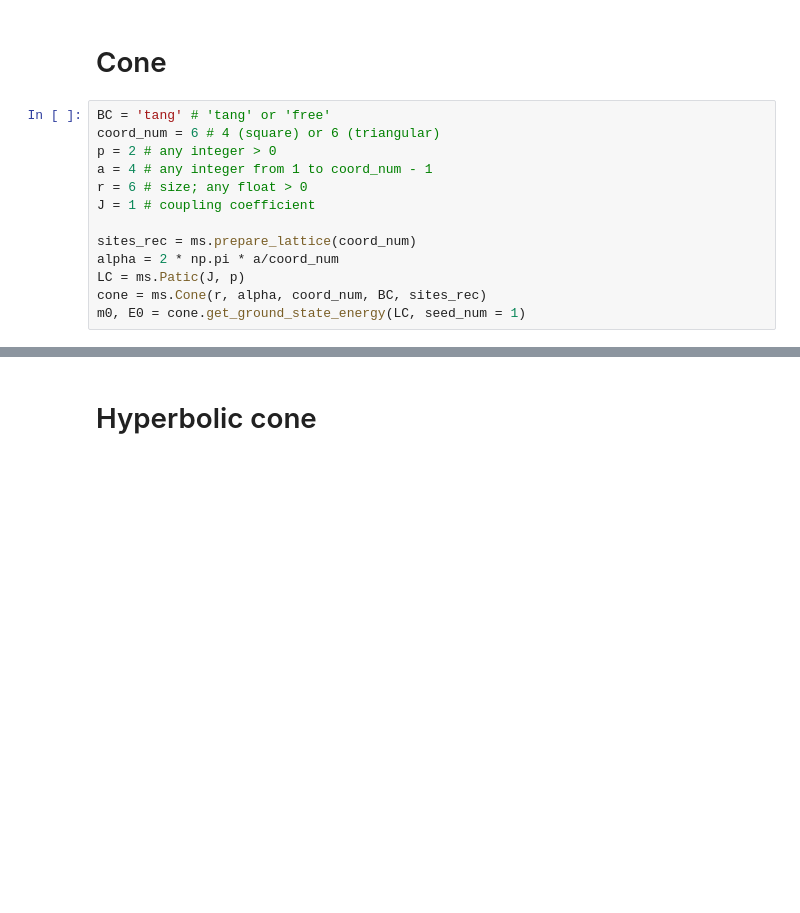
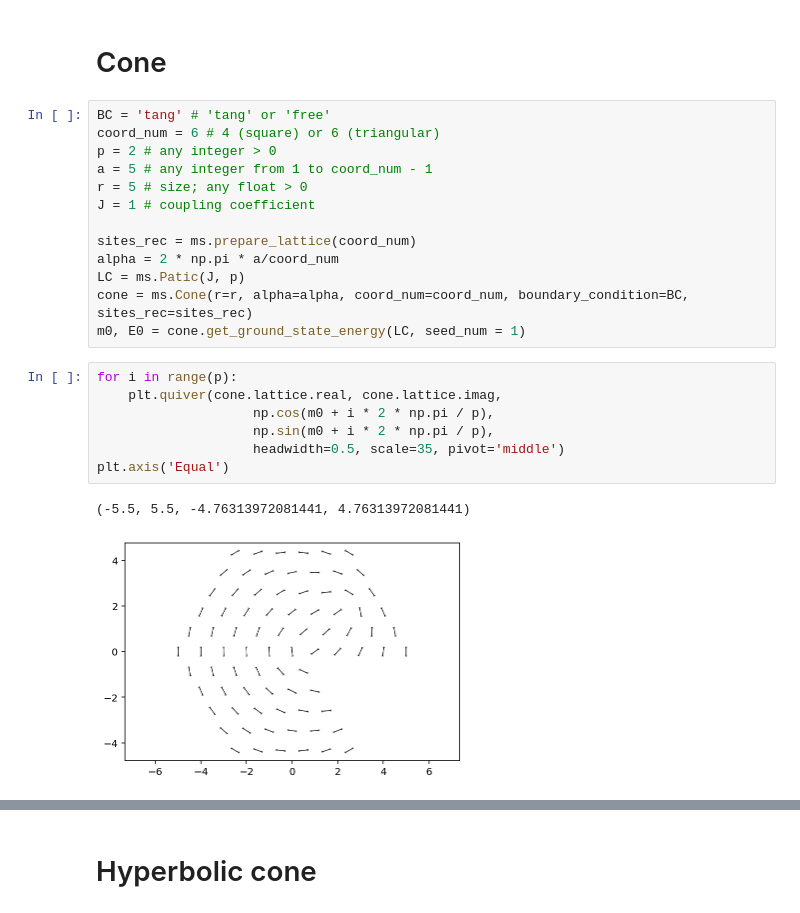
Before and after one commit to ghzhang0/maier-saupe, a Jupyter notebook: energy_min.ipynb, the cells around one changed output, grey strips where cells are left out. Drawn from its saved outputs; the diff is of its cells as text; blank space fills up the shorter version.

```diff
--- a/energy_min.ipynb
+++ b/energy_min.ipynb
@@ -11,15 +37,25 @@ import numpy as np
 BC = 'tang' # 'tang' or 'free'
 coord_num = 6 # 4 (square) or 6 (triangular)
 p = 2 # any integer > 0
-a = 4 # any integer from 1 to coord_num - 1
-r = 6 # size; any float > 0
+a = 5 # any integer from 1 to coord_num - 1
+r = 5 # size; any float > 0
 J = 1 # coupling coefficient
 
 sites_rec = ms.prepare_lattice(coord_num)
 alpha = 2 * np.pi * a/coord_num
 LC = ms.Patic(J, p)
-cone = ms.Cone(r, alpha, coord_num, BC, sites_rec)
+cone = ms.Cone(r=r, alpha=alpha, coord_num=coord_num, boundary_condition=BC, sites_rec=sites_rec)
 m0, E0 = cone.get_ground_state_energy(LC, seed_num = 1)
+# %%
+for i in range(p):
+    plt.quiver(cone.lattice.real, cone.lattice.imag,
+                    np.cos(m0 + i * 2 * np.pi / p),
+                    np.sin(m0 + i * 2 * np.pi / p),
+                    headwidth=0.5, scale=35, pivot='middle')
+plt.axis('Equal')
+# %% [output]
+(-5.5, 5.5, -4.76313972081441, 4.76313972081441)
+[figure, added]
 # %%
 vorts = df.cone_plot(m0, cone, p)
 # %% [output]
```
Also changed, not shown: parts of 6 cells of this notebook, 1 other file.
